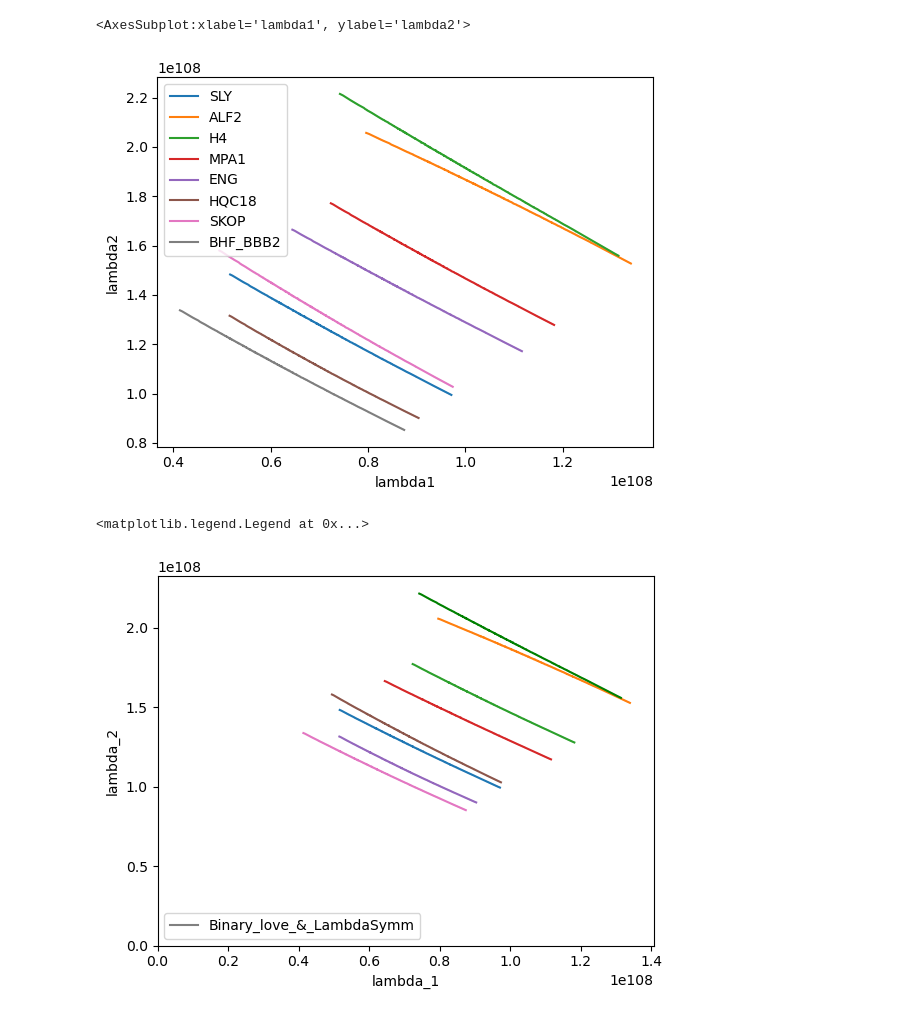
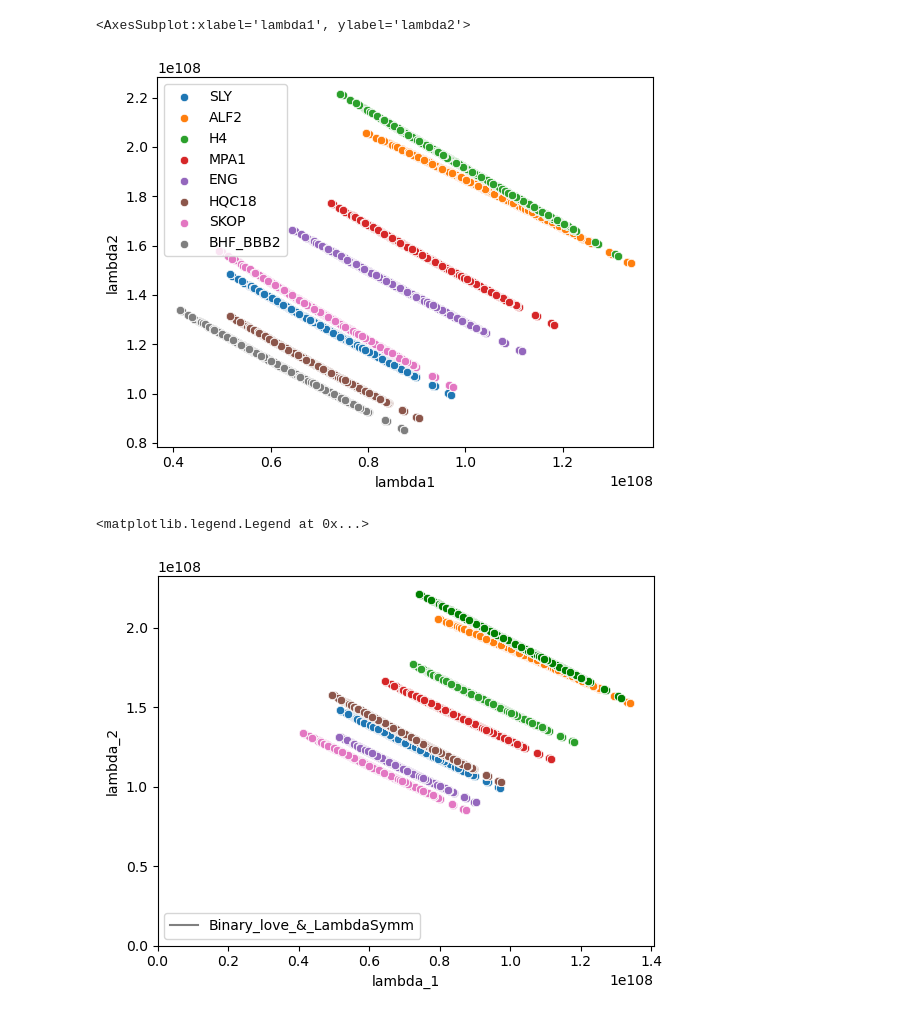
Before and after one commit to daniellmarc/Binary_Love, a Jupyter notebook: Test_extract_EOS.ipynb, the cells around one changed output. Cells and saved outputs as stored; diff of their text form; code cells hidden in the pictures.

```diff
--- a/Test_extract_EOS.ipynb
+++ b/Test_extract_EOS.ipynb
@@ -297,42 +297,42 @@ sns.lineplot(x = Lambda_2_val_15, y = results.posterior['mass_2'])
 # %%
 # sns.lineplot( x=Lambda_val_1, y=Lambda_val_2, label='Binary_love_&_LambdaSymm')
 
-sns.lineplot( x=Lambda_1_val_0, y=Lambda_2_val_0, label='SLY').set(xlabel='lambda1', ylabel='lambda2')
+sns.scatterplot( x=Lambda_1_val_0, y=Lambda_2_val_0, label='SLY').set(xlabel='lambda1', ylabel='lambda2')
 
-sns.lineplot( x=Lambda_1_val_1, y=Lambda_2_val_1,label='ALF2')
+sns.scatterplot( x=Lambda_1_val_1, y=Lambda_2_val_1,label='ALF2')
 
-sns.lineplot( x=Lambda_1_val_2, y=Lambda_2_val_2,label='H4')
+sns.scatterplot( x=Lambda_1_val_2, y=Lambda_2_val_2,label='H4')
 
-sns.lineplot( x=Lambda_1_val_3, y=Lambda_2_val_3,label='MPA1')
+sns.scatterplot( x=Lambda_1_val_3, y=Lambda_2_val_3,label='MPA1')
 
-sns.lineplot( x=Lambda_1_val_4, y=Lambda_2_val_4,label='ENG')
+sns.scatterplot( x=Lambda_1_val_4, y=Lambda_2_val_4,label='ENG')
 
-sns.lineplot( x=Lambda_1_val_13, y=Lambda_2_val_13,label='HQC18')
+sns.scatterplot( x=Lambda_1_val_13, y=Lambda_2_val_13,label='HQC18')
 
-sns.lineplot( x=Lambda_1_val_14, y=Lambda_2_val_14,label='SKOP')
+sns.scatterplot( x=Lambda_1_val_14, y=Lambda_2_val_14,label='SKOP')
 
-sns.lineplot( x=Lambda_1_val_15, y=Lambda_2_val_15,label='BHF_BBB2')
+sns.scatterplot( x=Lambda_1_val_15, y=Lambda_2_val_15,label='BHF_BBB2')
 # %% [output]
 <AxesSubplot:xlabel='lambda1', ylabel='lambda2'>
-[figure, old version]
+[figure, new version]
 # %%
 sns.kdeplot( x=results.posterior['lambda_1'], y=results.posterior['lambda_2'],color = 'gray', label='Binary_love_&_LambdaSymm')
 # sns.lineplot( x=Lambda_val_1, y=Lambda_val_2,color = 'blue', label='SLY')
-sns.lineplot( x=Lambda_1_val_0, y=Lambda_2_val_0, label='SLY')
+sns.scatterplot( x=Lambda_1_val_0, y=Lambda_2_val_0, label='SLY')
 
-sns.lineplot( x=Lambda_1_val_1, y=Lambda_2_val_1,label='ALF2')
+sns.scatterplot( x=Lambda_1_val_1, y=Lambda_2_val_1,label='ALF2')
 
-sns.lineplot( x=Lambda_1_val_3, y=Lambda_2_val_3,label='MPA1')
+sns.scatterplot( x=Lambda_1_val_3, y=Lambda_2_val_3,label='MPA1')
 
-sns.lineplot( x=Lambda_1_val_4, y=Lambda_2_val_4,label='ENG')
+sns.scatterplot( x=Lambda_1_val_4, y=Lambda_2_val_4,label='ENG')
 
-sns.lineplot( x=Lambda_1_val_13, y=Lambda_2_val_13,label='HQC18')
+sns.scatterplot( x=Lambda_1_val_13, y=Lambda_2_val_13,label='HQC18')
 
-sns.lineplot( x=Lambda_1_val_14, y=Lambda_2_val_14,label='SKOP')
+sns.scatterplot( x=Lambda_1_val_14, y=Lambda_2_val_14,label='SKOP')
 
-sns.lineplot( x=Lambda_1_val_15, y=Lambda_2_val_15,label='BHF_BBB2')
+sns.scatterplot( x=Lambda_1_val_15, y=Lambda_2_val_15,label='BHF_BBB2')
 
-sns.lineplot( x=Lambda_1_val_2, y=Lambda_2_val_2,label='H4', color = 'green')
+sns.scatterplot( x=Lambda_1_val_2, y=Lambda_2_val_2,label='H4', color = 'green')
 
 plt.legend(bbox_to_anchor=(1.02, 1), loc='upper left', borderaxespad=0)
 
@@ -343,5 +343,5 @@ gray_line = mlines.Line2D(results.posterior['lambda_1'], results.posterior['lamb
 plt.legend(handles=[gray_line])
 # %% [output]
 <matplotlib.legend.Legend at 0x...>
-[figure, old version]
+[figure, new version]
 # %%
```
Also changed, not shown: parts of 7 cells of this notebook.
